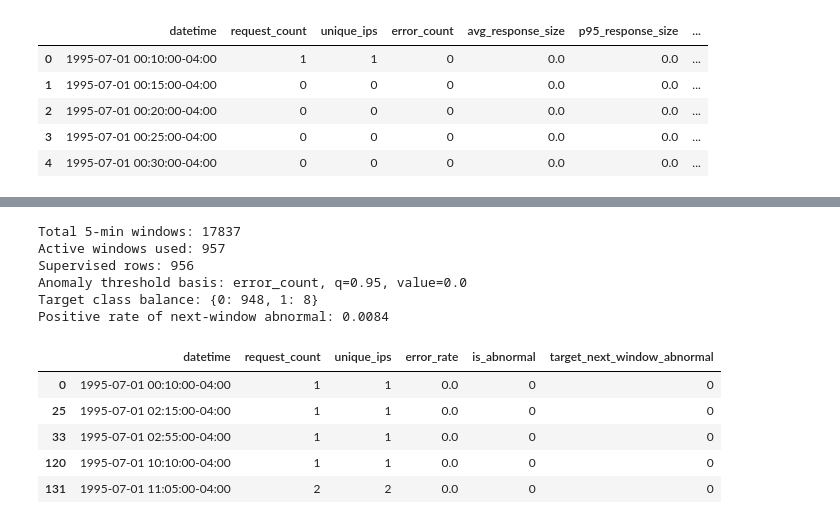
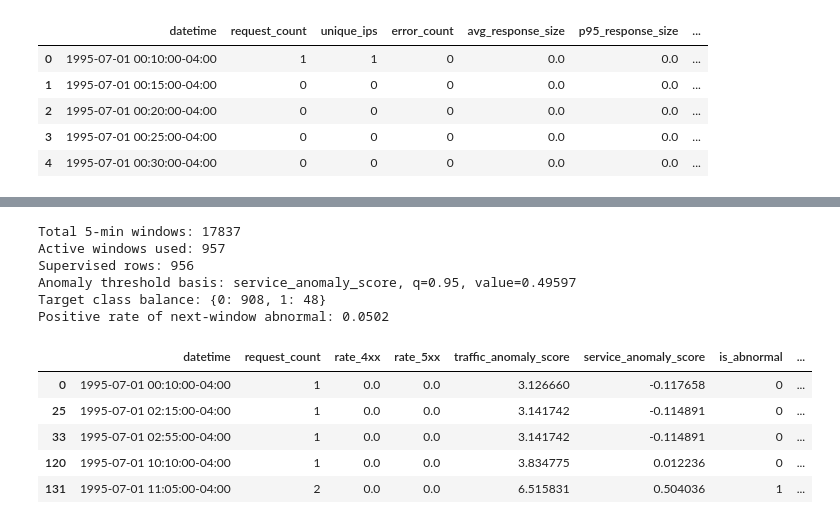
Before and after one commit to sidqian123/log-ml, a Jupyter notebook: notebooks/02_window_anomaly_classification.ipynb, the cells around one changed output, grey strips where cells are left out. Cells and saved outputs as stored; diff of their text form; code cells hidden in the pictures.

```diff
--- a/notebooks/02_window_anomaly_classification.ipynb
+++ b/notebooks/02_window_anomaly_classification.ipynb
@@ -155,3 +170,20 @@ window_features.head()
 | 2 | 1995-07-01 00:20:00-04:00 | 0 | 0 | 0 | 0.0 | 0.0 | ... |
 | 3 | 1995-07-01 00:25:00-04:00 | 0 | 0 | 0 | 0.0 | 0.0 | ... |
 | 4 | 1995-07-01 00:30:00-04:00 | 0 | 0 | 0 | 0.0 | 0.0 | ... |
+# %%
+traffic_cols = ['request_count', 'unique_ips', 'unique_endpoints', 'p95_response_size']
+for col in traffic_cols:
+    col_std = window_features[col].std(ddof=0)
+    if col_std == 0 or np.isnan(col_std):
+        window_features[f'z_{col}'] = 0.0
+    else:
+        window_features[f'z_{col}'] = (window_features[col] - window_features[col].mean()) / col_std
+
+window_features['traffic_anomaly_score'] = (
+    0.35 * window_features['z_request_count'] +
+    0.25 * window_features['z_unique_ips'] +
+    0.20 * window_features['z_unique_endpoints'] +
+    0.20 * window_features['z_p95_response_size']
+)
+
+window_features[['datetime', 'traffic_anomaly_score'] + [f'z_{c}' for c in traffic_cols]].head()
@@ -158,52 +202,64 @@ window_features.head()
 # %%
 threshold_q = 0.95
 
 # Use only windows with traffic for anomaly definition and supervised learning
 active_windows = window_features.loc[window_features['request_count'] > 0].copy()
 
-positive_error_rates = active_windows.loc[active_windows['error_rate'] > 0, 'error_rate']
-if len(positive_error_rates) >= 20:
-    error_threshold = positive_error_rates.quantile(threshold_q)
-    active_windows['is_abnormal'] = (
-        (active_windows['error_rate'] >= error_threshold) & (active_windows['error_rate'] > 0)
-    ).astype(int)
-    threshold_basis = 'error_rate'
-else:
-    # Fallback when error-rate signal is too sparse in sampled data
-    error_threshold = active_windows['error_count'].quantile(threshold_q)
-    active_windows['is_abnormal'] = (active_windows['error_count'] >= max(1, error_threshold)).astype(int)
-    threshold_basis = 'error_count'
+service_signal_cols = ['rate_5xx', 'rate_4xx', 'traffic_anomaly_score', 'error_rate']
+for col in service_signal_cols:
+    col_std = active_windows[col].std(ddof=0)
+    if col_std == 0 or np.isnan(col_std):
+        active_windows[f'z_{col}'] = 0.0
+    else:
+        active_windows[f'z_{col}'] = (active_windows[col] - active_windows[col].mean()) / col_std
+
+# Composite service behavior anomaly score
+active_windows['service_anomaly_score'] = (
+    0.40 * active_windows['z_rate_5xx'] +
+    0.25 * active_windows['z_rate_4xx'] +
+    0.20 * active_windows['z_traffic_anomaly_score'] +
+    0.15 * active_windows['z_error_rate']
+)
+
+service_threshold = active_windows['service_anomaly_score'].quantile(threshold_q)
+active_windows['is_abnormal'] = (active_windows['service_anomaly_score'] >= service_threshold).astype(int)
+threshold_basis = 'service_anomaly_score'
+error_threshold = service_threshold
 
 active_windows['target_next_window_abnormal'] = active_windows['is_abnormal'].shift(-1)
 
 supervised_df = active_windows.dropna(subset=['target_next_window_abnormal']).copy()
 supervised_df['target_next_window_abnormal'] = supervised_df['target_next_window_abnormal'].astype(int)
 
 class_balance = supervised_df['target_next_window_abnormal'].value_counts().to_dict()
 if len(class_balance) < 2:
     raise ValueError(
         'Target contains only one class after labeling. Re-run Part 1 export with more rows or adjust threshold_q.'
     )
 
 print('Total 5-min windows:', len(window_features))
 print('Active windows used:', len(active_windows))
 print('Supervised rows:', len(supervised_df))
 print(f'Anomaly threshold basis: {threshold_basis}, q={threshold_q}, value={round(float(error_threshold), 5)}')
 print('Target class balance:', class_balance)
 print('Positive rate of next-window abnormal:', round(supervised_df['target_next_window_abnormal'].mean(), 4))
 
-supervised_df[['datetime', 'request_count', 'unique_ips', 'error_rate', 'is_abnormal', 'target_next_window_abnormal']].head()
+supervised_df[[
+    'datetime', 'request_count', 'rate_4xx', 'rate_5xx',
+    'traffic_anomaly_score', 'service_anomaly_score',
+    'is_abnormal', 'target_next_window_abnormal'
+]].head()
 # %% [output]
 Total 5-min windows: 17837
 Active windows used: 957
 Supervised rows: 956
-Anomaly threshold basis: error_count, q=0.95, value=0.0
-Target class balance: {0: 948, 1: 8}
-Positive rate of next-window abnormal: 0.0084
+Anomaly threshold basis: service_anomaly_score, q=0.95, value=0.49597
+Target class balance: {0: 908, 1: 48}
+Positive rate of next-window abnormal: 0.0502
-|  | datetime | request_count | unique_ips | error_rate | is_abnormal | target_next_window_abnormal |
-| 0 | 1995-07-01 00:10:00-04:00 | 1 | 1 | 0.0 | 0 | 0 |
-| 25 | 1995-07-01 02:15:00-04:00 | 1 | 1 | 0.0 | 0 | 0 |
-| 33 | 1995-07-01 02:55:00-04:00 | 1 | 1 | 0.0 | 0 | 0 |
-| 120 | 1995-07-01 10:10:00-04:00 | 1 | 1 | 0.0 | 0 | 0 |
-| 131 | 1995-07-01 11:05:00-04:00 | 2 | 2 | 0.0 | 0 | 0 |
+|  | datetime | request_count | rate_4xx | rate_5xx | traffic_anomaly_score | service_anomaly_score | is_abnormal | ... |
+| 0 | 1995-07-01 00:10:00-04:00 | 1 | 0.0 | 0.0 | 3.126660 | -0.117658 | 0 | ... |
+| 25 | 1995-07-01 02:15:00-04:00 | 1 | 0.0 | 0.0 | 3.141742 | -0.114891 | 0 | ... |
+| 33 | 1995-07-01 02:55:00-04:00 | 1 | 0.0 | 0.0 | 3.141742 | -0.114891 | 0 | ... |
+| 120 | 1995-07-01 10:10:00-04:00 | 1 | 0.0 | 0.0 | 3.834775 | 0.012236 | 0 | ... |
+| 131 | 1995-07-01 11:05:00-04:00 | 2 | 0.0 | 0.0 | 6.515831 | 0.504036 | 1 | ... |
 # %% [markdown]
```
Also changed, not shown: parts of 16 cells of this notebook, 3 other files.
